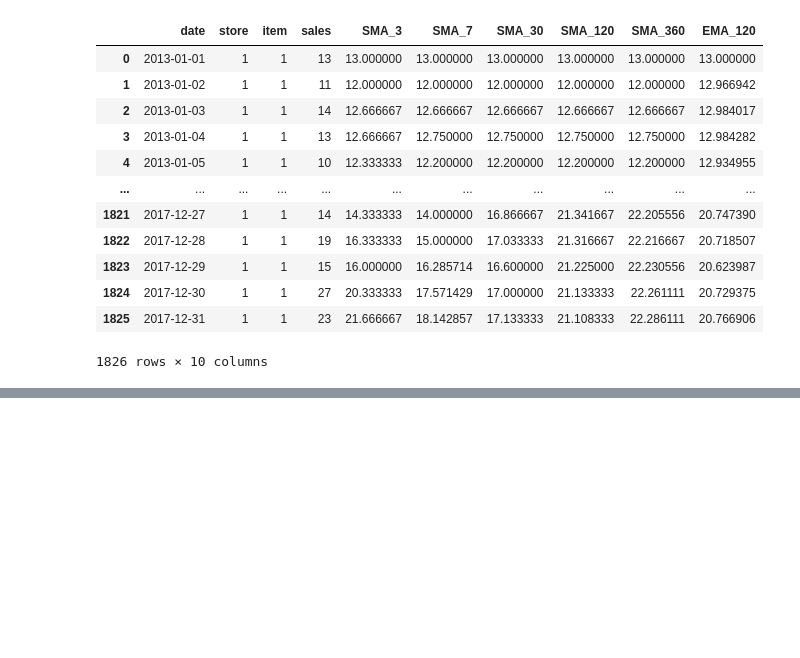
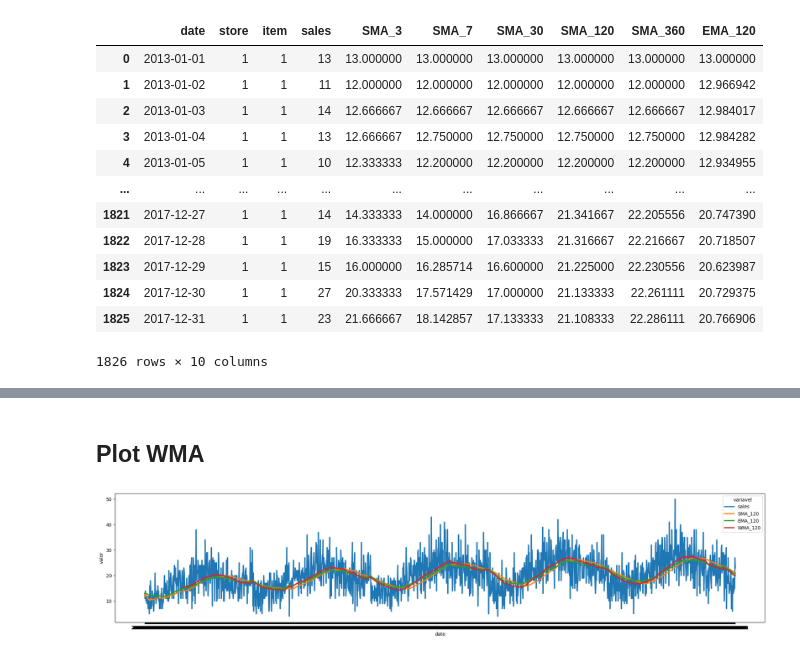
Before and after one commit to Maiker4/qeevo_T-D, a Jupyter notebook: series-temporais-media-movel.ipynb, the cells around one changed output, grey strips where cells are left out. Saved outputs shown, nothing was run; the diff lists cells and outputs as text; code cells hidden in the pictures; blank space fills up the shorter version.

```diff
--- a/series-temporais-media-movel.ipynb
+++ b/series-temporais-media-movel.ipynb
@@ -151,3 +151,11 @@ df_plot
 | 1824 | 2017-12-30 | 1 | 1 | 27 | 20.333333 | 17.571429 | 17.000000 | 21.133333 | 22.261111 | 20.729375 |
 | 1825 | 2017-12-31 | 1 | 1 | 23 | 21.666667 | 18.142857 | 17.133333 | 21.108333 | 22.286111 | 20.766906 |
 1826 rows × 10 columns
+# %%
+size = 120
+
+weight = np.arange(1, size+1)
+
+df_plot[f'WMA_{size}'] = df_plot['sales'].rolling(size).apply(lambda x: np.dot(x, weight)/weight.sum(), raw=True)
+
+df_plot
@@ -153,0 +176,12 @@ df_plot
+# %% [markdown]
+## Plot WMA
+# %%
+plt.figure(figsize=(25, 5))
+
+plot = df_plot.melt(id_vars='date', value_vars=['sales','SMA_120', 'EMA_120', 'WMA_120'], var_name='variavel', value_name='valor')
+
+sns.lineplot(data=plot, x='date', y='valor', hue='variavel', linewidth=2.5)
+
+plt.show()
+# %% [output]
+[figure, added]
```
Also changed, not shown: parts of 2 cells of this notebook.
